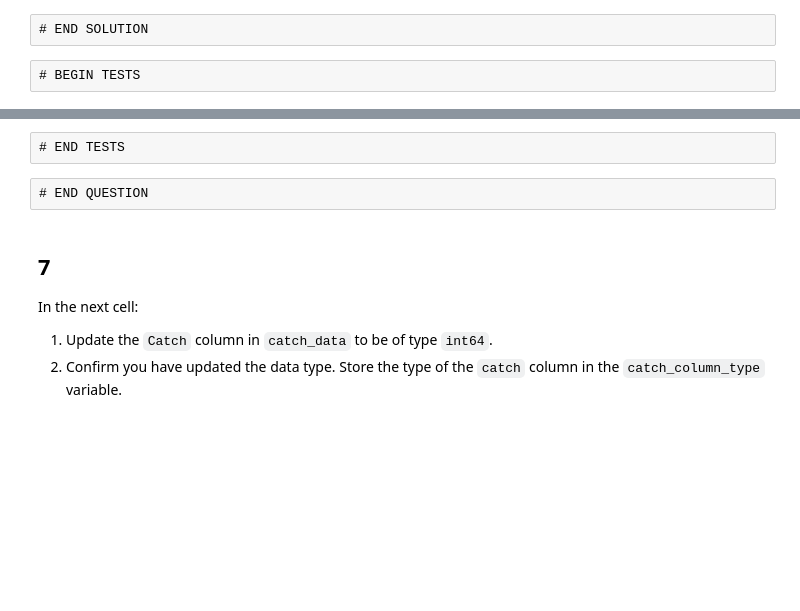
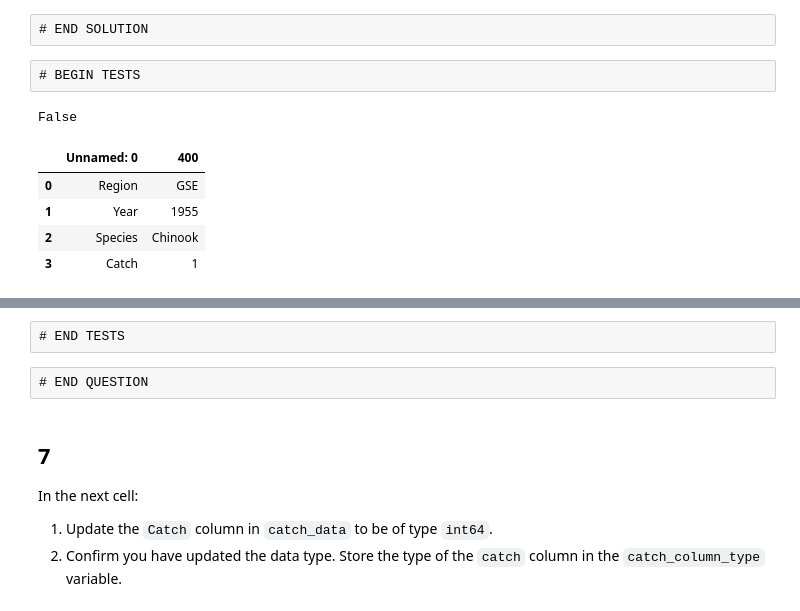
Before and after one commit to MEDS-eds-220/eds220-hw2-OTTER, a Jupyter notebook: hwk2-task2-salmon.ipynb, the cells around one changed output, grey strips where cells are left out. Saved outputs shown, nothing was run; the diff lists cells and outputs as text; code cells hidden in the pictures; blank space fills up the shorter version.

Commit message:
updating dataframes

```diff
--- a/hwk2-task2-salmon.ipynb
+++ b/hwk2-task2-salmon.ipynb
@@ -286,3 +302,15 @@ Name: 400, dtype: object
 # END SOLUTION
 # %% [raw]
 # BEGIN TESTS
+# %%
+pd.read_csv('data/t2_q6_df.csv', index_col = 0).equals(pd.DataFrame(catch_1))
+# %% [output]
+False
+# %%
+pd.read_csv('data/t2_q6_df.csv')
+# %% [output]
+|  | Unnamed: 0 | 400 |
+| 0 | Region | GSE |
+| 1 | Year | 1955 |
+| 2 | Species | Chinook |
+| 3 | Catch | 1 |
```
Also changed, not shown: parts of 13 cells of this notebook, 5 other files.
